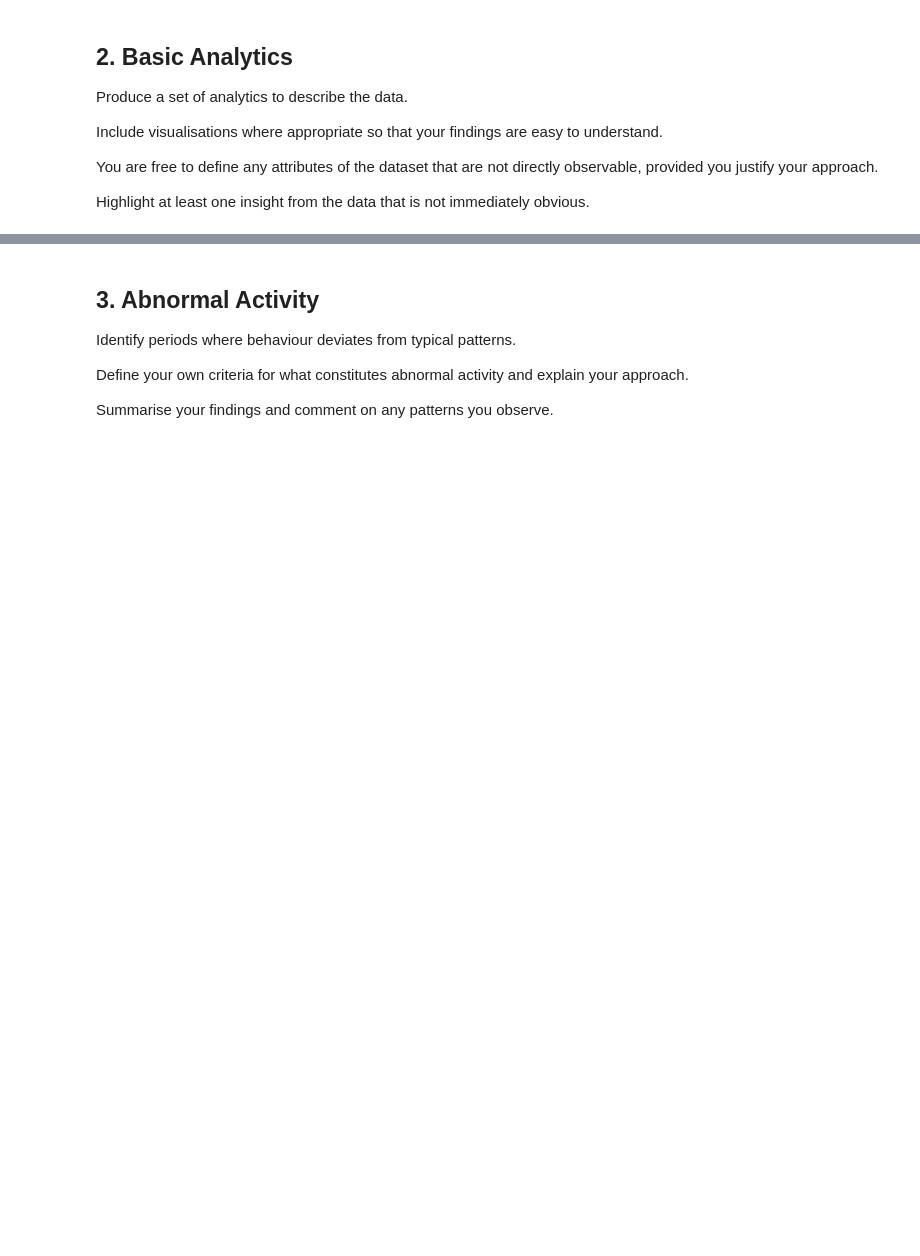
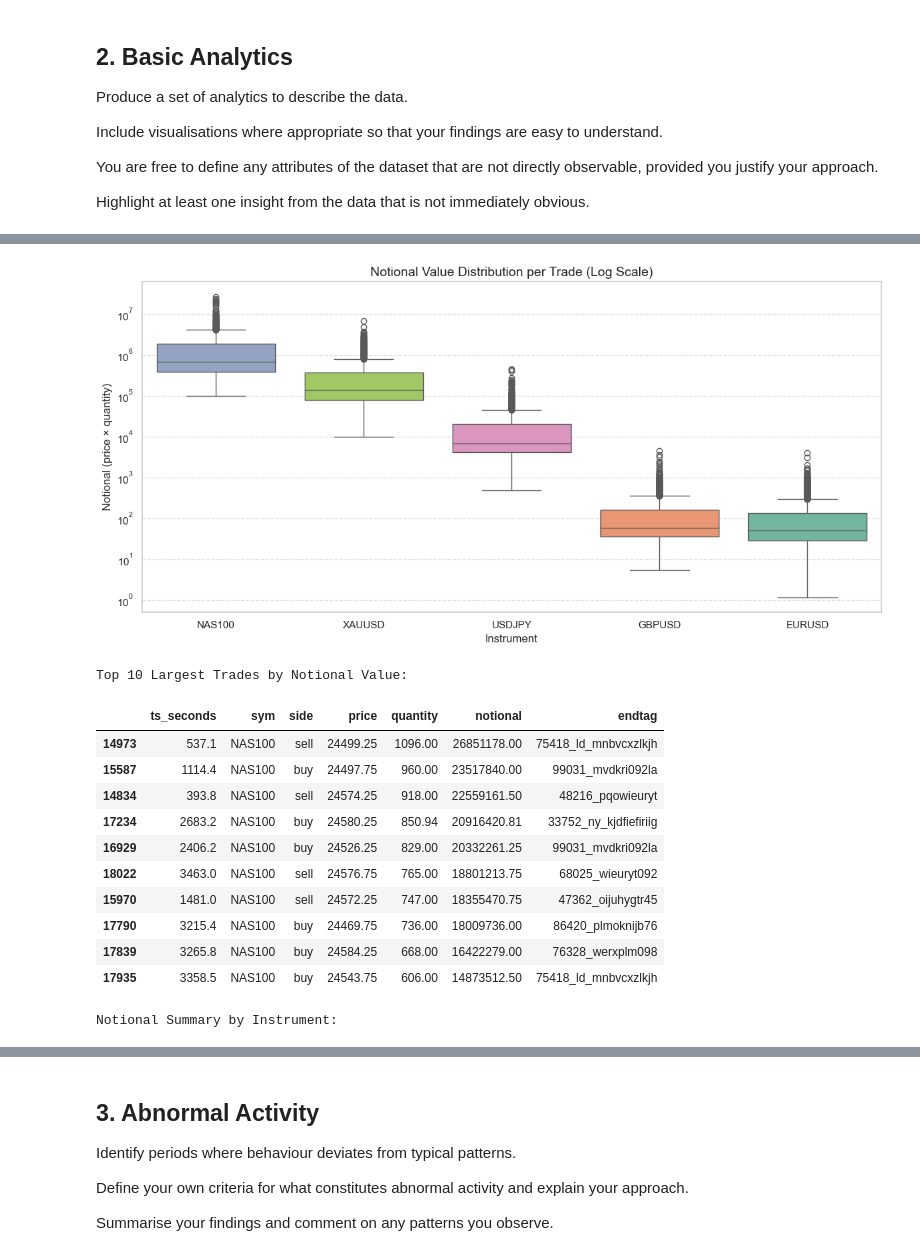
Before and after one commit to Anaswar-ash/Test, a Jupyter notebook: liquidity_and_e-trading_analyst_test_a.ipynb, the cells around one changed output, grey strips where cells are left out. Saved outputs shown, nothing was run; the diff lists cells and outputs as text; code cells hidden in the pictures; blank space fills up the shorter version.

```diff
--- a/liquidity_and_e-trading_analyst_test_a.ipynb
+++ b/liquidity_and_e-trading_analyst_test_a.ipynb
@@ -487,0 +873,79 @@ Summary Table: Activity by Instrument
+# %%
+# 2.5 NOTIONAL VALUE ANALYSIS
+
+# Derive notional on df_clean so it is available for all later sections
+# notional = price × quantity captures the true economic size of each event
+df_clean["notional"] = df_clean["price"] * df_clean["quantity"]
+
+# Extract executed trades only and remove any negative/zero notional artefacts
+# Notional is only economically meaningful for fills, not NEW or CANCEL events
+df_trades = df_clean[
+    (df_clean["event_type"] == "TRADE") &
+    (df_clean["notional"] > 0)
+].copy()
+
+# Boxplot: Notional distribution per instrument
+# Log scale used because NAS100 and XAUUSD notional dwarfs FX pairs
+plt.figure(figsize=(12, 6))
+sns.boxplot(
+    data=df_trades,
+    x="sym",
+    y="notional",
+    hue="sym",
+    legend=False,
+    palette="Set2",
+    order=df_trades.groupby("sym")["notional"]
+          .median()
+          .sort_values(ascending=False)
+          .index
+)
+plt.yscale("log")
+plt.title("Notional Value Distribution per Trade (Log Scale)", fontsize=14)
+plt.ylabel("Notional (price × quantity)")
+plt.xlabel("Instrument")
+plt.grid(axis="y", linestyle="--", alpha=0.6)
+plt.tight_layout()
+plt.show()
+
+# Top 10 largest trades by notional ("Whale" trades)
+# endtag included to identify which strategy executed the largest trades
+top10_notional = (
+    df_trades[["ts_seconds", "sym", "side", "price", "quantity", "notional", "endtag"]]
+    .sort_values("notional", ascending=False)
+    .head(10)
+    .round(2)
+)
+
+print("Top 10 Largest Trades by Notional Value:")
+display(top10_notional)
+
+# Notional summary per instrument
+notional_summary = (
+    df_trades.groupby("sym")["notional"]
+    .agg(
+        count="count",
+        mean="mean",
+        median="median",
+        max="max"
+    )
+    .round(2)
+    .sort_values("median", ascending=False)
+)
+
+print("\nNotional Summary by Instrument:")
+display(notional_summary)
+# %% [output]
+[figure, added]
+Top 10 Largest Trades by Notional Value:
+|  | ts_seconds | sym | side | price | quantity | notional | endtag |
+| 14973 | 537.1 | NAS100 | sell | 24499.25 | 1096.00 | 26851178.00 | 75418_ld_mnbvcxzlkjh |
+| 15587 | 1114.4 | NAS100 | buy | 24497.75 | 960.00 | 23517840.00 | 99031_mvdkri092la |
+| 14834 | 393.8 | NAS100 | sell | 24574.25 | 918.00 | 22559161.50 | 48216_pqowieuryt |
+| 17234 | 2683.2 | NAS100 | buy | 24580.25 | 850.94 | 20916420.81 | 33752_ny_kjdfiefiriig |
+| 16929 | 2406.2 | NAS100 | buy | 24526.25 | 829.00 | 20332261.25 | 99031_mvdkri092la |
+| 18022 | 3463.0 | NAS100 | sell | 24576.75 | 765.00 | 18801213.75 | 68025_wieuryt092 |
+| 15970 | 1481.0 | NAS100 | sell | 24572.25 | 747.00 | 18355470.75 | 47362_oijuhygtr45 |
+| 17790 | 3215.4 | NAS100 | buy | 24469.75 | 736.00 | 18009736.00 | 86420_plmoknijb76 |
+| 17839 | 3265.8 | NAS100 | buy | 24584.25 | 668.00 | 16422279.00 | 76328_werxplm098 |
+| 17935 | 3358.5 | NAS100 | buy | 24543.75 | 606.00 | 14873512.50 | 75418_ld_mnbvcxzlkjh |
+Notional Summary by Instrument:
```
Also changed, not shown: parts of 17 cells of this notebook, 2 other files.
